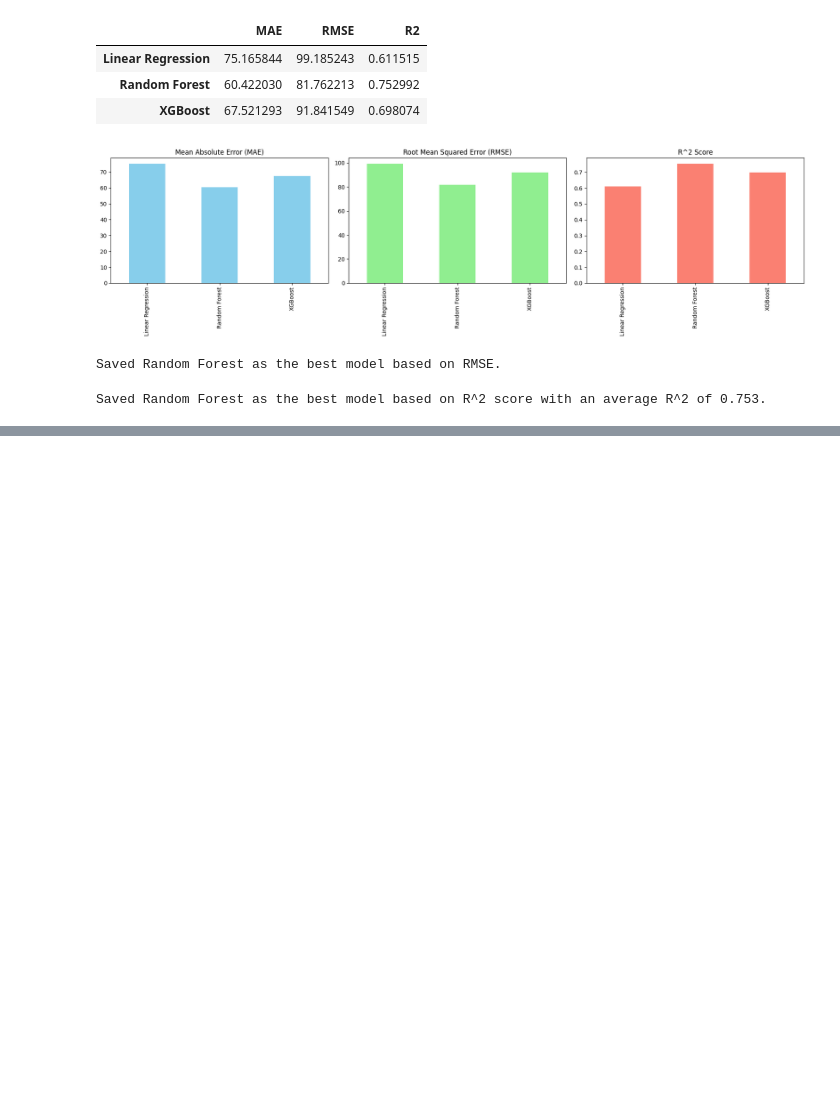
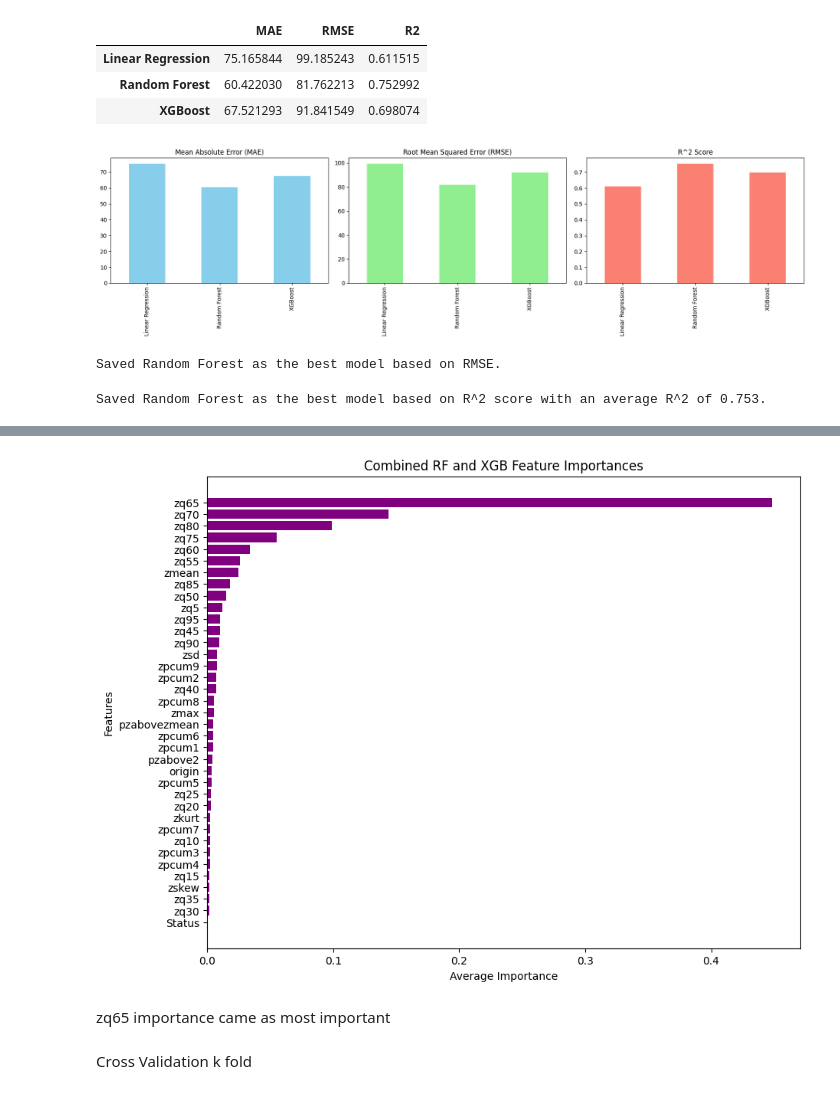
Before and after one commit to Kushaljp/biomass_prediction, a Jupyter notebook: Week 1/WeekN.ipynb, the cells around one changed output, grey strips where cells are left out. Cells and saved outputs as stored; diff of their text form; code cells hidden in the pictures; blank space fills up the shorter version.

```diff
--- a/Week 1/WeekN.ipynb
+++ b/Week 1/WeekN.ipynb
@@ -132,0 +254,38 @@ Saved Random Forest as the best model based on R^2 score with an average R^2 of
+# %%
+#Combined RF and XGB Feature Importances
+#Combine and Select Features
+
+
+xgb_model = xgb.XGBRegressor(objective='reg:squarederror', random_state=42)
+xgb_model.fit(X, y)
+xgb_importances = xgb_model.feature_importances_
+
+# Combine the importances
+combined_importances = (rf_importances + xgb_importances) / 2
+
+# Select features whose combined importance is greater than the median
+selected_features = X.columns[combined_importances > np.median(combined_importances)].tolist()
+
+# Save the selected features to JSON
+with open('Features_RF_XGB.json', 'w') as f:
+    json.dump(selected_features, f)
+
+# Create a DataFrame for visualization
+combined_feature_importances = pd.DataFrame({
+    'Feature': X.columns,
+    'Combined Importance': combined_importances
+}).sort_values(by='Combined Importance', ascending=True)
+
+# Visualize the combined feature importances
+plt.figure(figsize=(10, 8))
+plt.barh(combined_feature_importances['Feature'], combined_feature_importances['Combined Importance'], color='purple')
+plt.title('Combined RF and XGB Feature Importances')
+plt.xlabel('Average Importance')
+plt.ylabel('Features')
+plt.show()
+# %% [output]
+[figure, added]
+# %% [markdown]
+zq65 importance came as most important
+# %% [markdown]
+Cross Validation k fold
```
Also changed, not shown: parts of 10 cells of this notebook, 30 other files.
